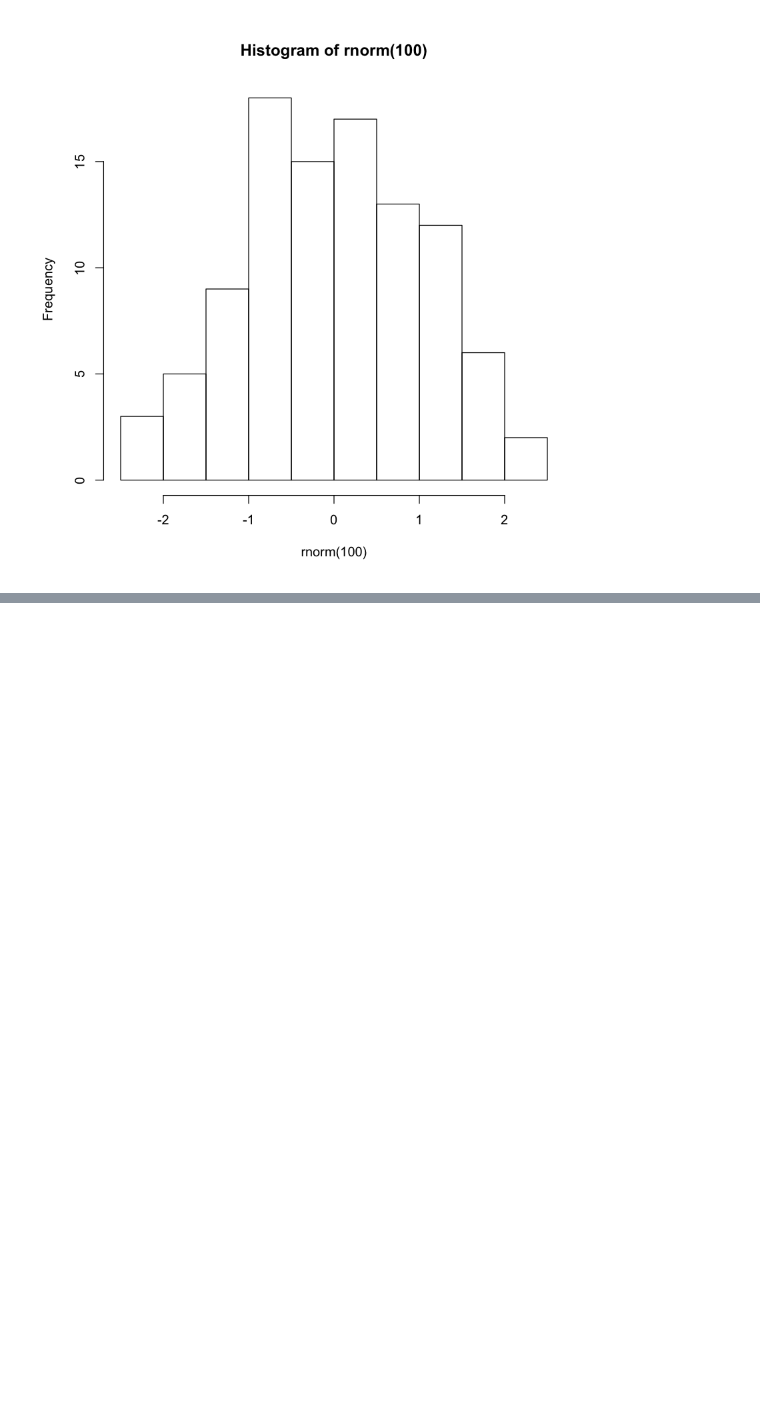
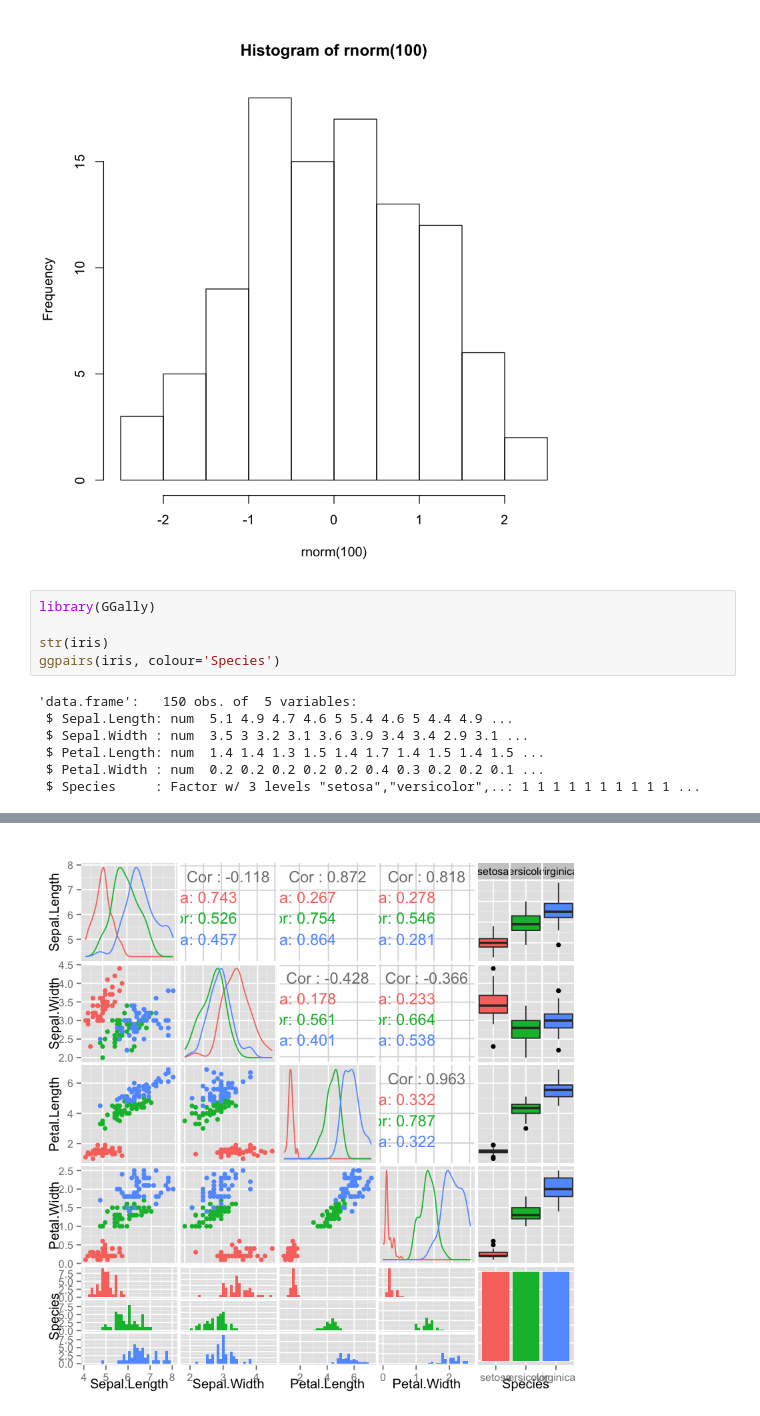
Before and after one commit to lseuny/sandbox, a Jupyter notebook: jupyter_r_test.ipynb, the cells around one changed output, grey strips where cells are left out. Cells and saved outputs as stored; diff of their text form; blank space fills up the shorter version.

```diff
--- a/jupyter_r_test.ipynb
+++ b/jupyter_r_test.ipynb
@@ -3,3 +3,15 @@ options(jupyter.plot_mimetypes = "image/png")
 hist(rnorm(100))
 # %% [output]
 [figure]
+# %%
+library(GGally)
+
+str(iris)
+ggpairs(iris, colour='Species')
+# %% [output]
+'data.frame':   150 obs. of  5 variables:
+ $ Sepal.Length: num  5.1 4.9 4.7 4.6 5 5.4 4.6 5 4.4 4.9 ...
+ $ Sepal.Width : num  3.5 3 3.2 3.1 3.6 3.9 3.4 3.4 2.9 3.1 ...
+ $ Petal.Length: num  1.4 1.4 1.3 1.5 1.4 1.7 1.4 1.5 1.4 1.5 ...
+ $ Petal.Width : num  0.2 0.2 0.2 0.2 0.2 0.4 0.3 0.2 0.2 0.1 ...
+ $ Species     : Factor w/ 3 levels "setosa","versicolor",..: 1 1 1 1 1 1 1 1 1 1 ...
@@ -5,0 +22 @@ hist(rnorm(100))
+[figure, added]
```
Also changed, not shown: parts of 1 cell of this notebook.
